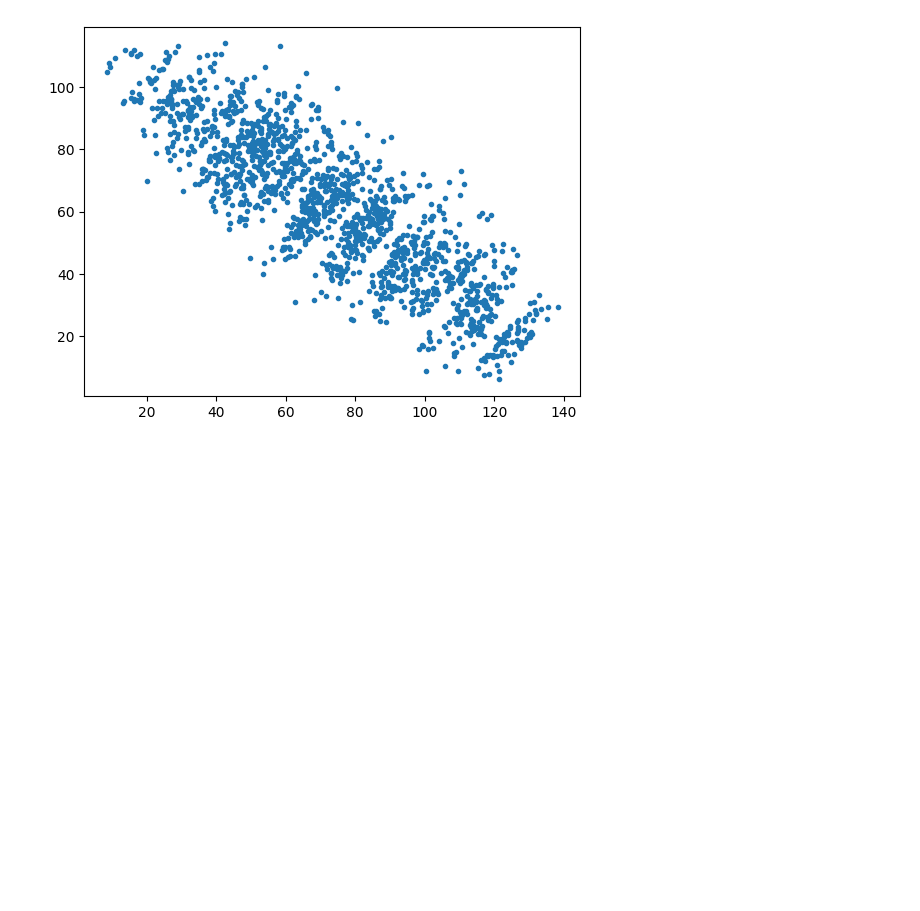
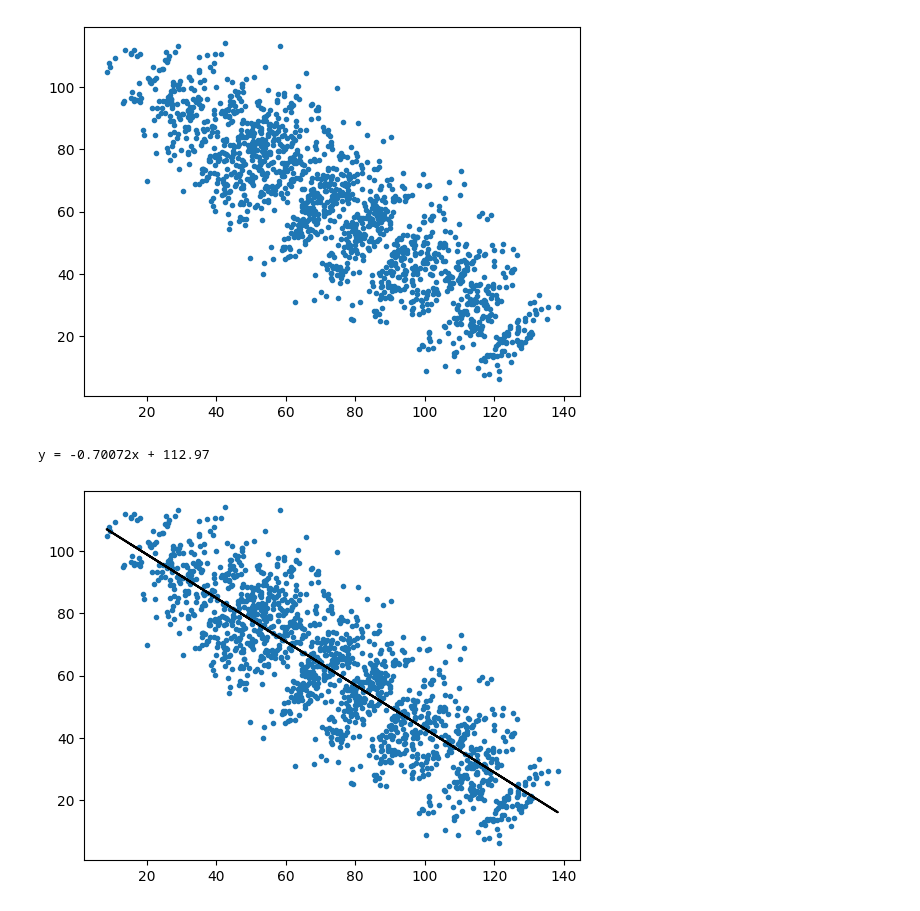
Before and after one commit to MICS-Lab/DeepLearningCourse, a Jupyter notebook: scripts/SimpsonParadox.ipynb, the cells around one changed output. Drawn from its saved outputs; the diff is of its cells as text; code cells hidden in the pictures; blank space fills up the shorter version.

Commit message:
linear regression on full data

```diff
--- a/scripts/SimpsonParadox.ipynb
+++ b/scripts/SimpsonParadox.ipynb
@@ -36,3 +36,17 @@ plt.plot(X[:,0], X[:,1], '.')
 plt.show()
 # %% [output]
 [figure]
+# %%
+# perform a linear regression
+from sklearn.linear_model import LinearRegression
+lr = LinearRegression()
+lr.fit(X[:,0].reshape(-1,1), X[:,1])
+a = lr.coef_[0]
+b = lr.intercept_
+print(f"y = {a:0.5f}x + {b:0.2f}")
+plt.plot(X[:,0], X[:,1], '.')
+plt.plot(X[:,0], lr.predict(X[:,0].reshape(-1,1)), 'k')
+plt.show()
+# %% [output]
+y = -0.70072x + 112.97
+[figure, added]
```
